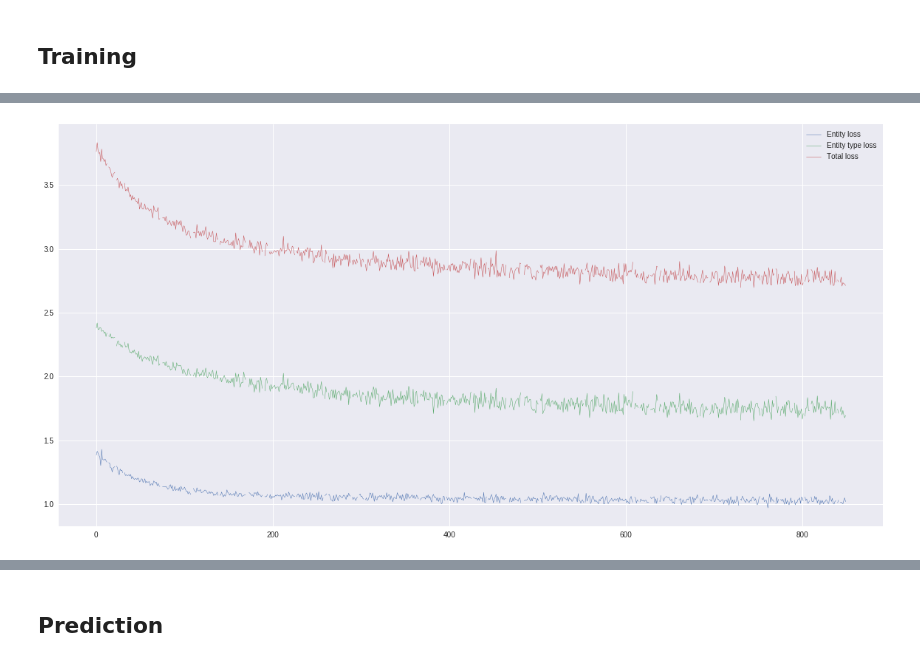
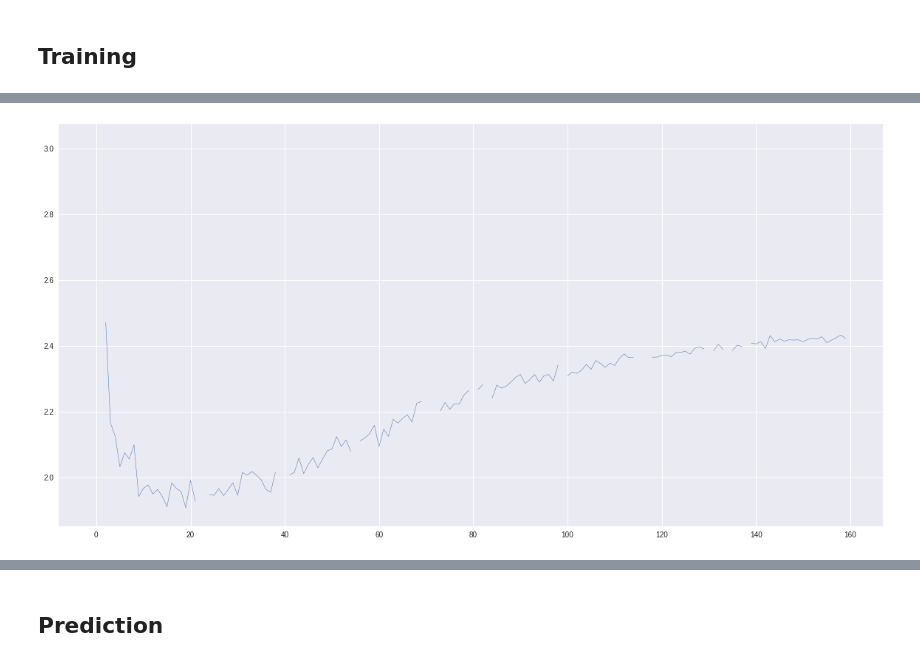
Before and after one commit to kohjingyu/hidden-markov-model, a Jupyter notebook: part5/Part5_EN-RNN.ipynb, the cells around one changed output, grey strips where cells are left out. Cells and saved outputs as stored; diff of their text form; code cells hidden in the pictures.

```diff
--- a/part5/Part5_EN.ipynb
+++ b/part5/Part5_EN-RNN.ipynb
@@ -371,10 +311,14 @@ def predict(entity_mapping, entity_type_mapping, y1, y2):
+# %%
+def predict(probs):
+    states = list(state_mapping)
+    indices = np.argmax(probs, axis=1)  # take argmax of the probs
+    return [states[int(i)] for i in indices]  # map indices back to states
 # %%
-def write_predictions(*args, entity_mapping, entity_type_mapping, X):
+def write_predictions(*args, X):
     # get and store predictions
     result = []
     for i in trange(len(X_val), leave=False):
-        y1, y2 = forward(*args, x=X_val[i])
-        y_pred = predict(entity_mapping, entity_type_mapping, y1, y2)
+        y_pred = predict(forward(*args, x=X_val[i]))
         result.append(y_pred)
     # write predictions to file
     with open(out_filename, 'w') as f:
@@ -440,12 +384,12 @@ def compare(observed, predicted):
     type_scores = (prec, rec, f)
     return entity_scores, type_scores
 
-def get_scores(*args, entity_mapping, entity_type_mapping, X):
-    write_predictions(*args, entity_mapping=entity_mapping, entity_type_mapping=entity_type_mapping, X=X_val)
+def get_scores(*args, X):
+    write_predictions(*args, X=X_val)
     observed = get_observed(open(val_filename, 'r'))
     predicted = get_predicted(open(out_filename, 'r'))
     return compare(observed, predicted)
 
-get_scores(*model, entity_mapping=entity_mapping, entity_type_mapping=entity_type_mapping, X=X_val)
+get_scores(*model, X=X_val)
 # %% [output]
 [interactive output not drawn]
@@ -594,33 +485,32 @@ for a, b in zip(y_pred, y_true):
 np.mean(np.array(y_pred) == np.array(y_true))
 # %%
 checkpoints = []  # save model weights after every epoch
-losses_1, losses_2, losses = [], [], []
+losses = []
 scores = []
+cum_grads = tuple(np.zeros_like(weight) for weight in model)
 
 n_iters = len(X_train) // batch_size
 for i in trange(n_epochs):
     for j in trange(n_iters, leave=False):
         batch_indices = np.random.choice(np.arange(len(X_train)), size=batch_size)
-        batch_losses_1, batch_losses_2, batch_losses = [], [], []
+        batch_losses = []
         batch_grads = tuple(np.zeros_like(weight) for weight in model)
 
         for k in batch_indices:
-            x, y1, y2 = X_train[k], y1_train[k], y2_train[k]
-            loss1, loss2, loss, grad = backward(*model, x=x, y1=y1, y2=y2)
+            x, y = X_train[k], y_train[k]
+            loss, grad = backward(*model, x=x, y=y)
 
-            batch_losses_1.append(loss1)
-            batch_losses_2.append(loss2)
             batch_losses.append(loss)
             for error, batch_error in zip(grad, batch_grads):
                 batch_error += error  # accumulate all grads in batch
         # average loss and gradients
-        losses_1.append(np.mean(batch_losses_1))
-        losses_2.append(np.mean(batch_losses_2))
         losses.append(np.mean(batch_losses))
-        for errors, weight in zip(batch_grads, model):
-            weight -= lr * errors / batch_size
+        for cum_weight, weight_update in zip(cum_grads, batch_grads):
+            cum_weight += np.square(weight_update)
+        for weight, cum_weight, weight_update in zip(model, cum_grads, batch_grads):
+            weight -= (lr / (np.sqrt(cum_weight) + 1e-7)) * weight_update
 
-    scores.append(get_scores(*model, entity_mapping=entity_mapping, entity_type_mapping=entity_type_mapping, X=X_val))
+    scores.append(get_scores(*model, X=X_val))
     checkpoints.append(tuple(weights.copy() for weights in model))
 # %% [output]
 [interactive output not drawn]
@@ -639,11 +529,8 @@ for i in trange(n_epochs):
 # %%
 plt.figure(figsize=(20, 10))
-plt.plot(np.arange(len(losses_1)), losses_1, linewidth=0.5, label='Entity loss')
-plt.plot(np.arange(len(losses_2)), losses_2, linewidth=0.5, label='Entity type loss')
-plt.plot(np.arange(len(losses)), losses, linewidth=0.5, label='Total loss')
-plt.legend();
+plt.plot(np.arange(len(losses)), losses, linewidth=0.5);
 # %% [output]
-[figure, old version]
+[figure, new version]
 # %%
 f_entity = [tup[0][-1] for tup in scores]
 f_type = [tup[1][-1] for tup in scores]
```
Also changed, not shown: parts of 32 cells of this notebook, 3 other files.
